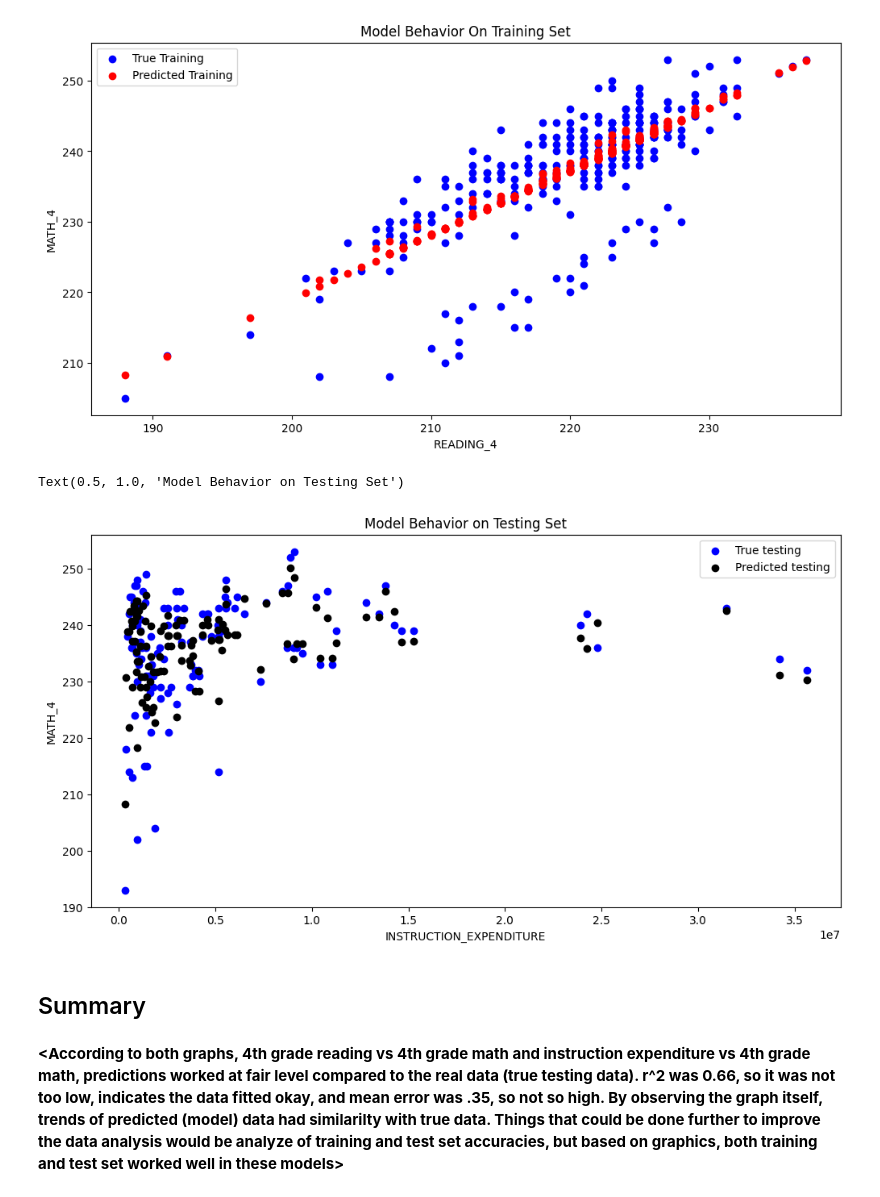
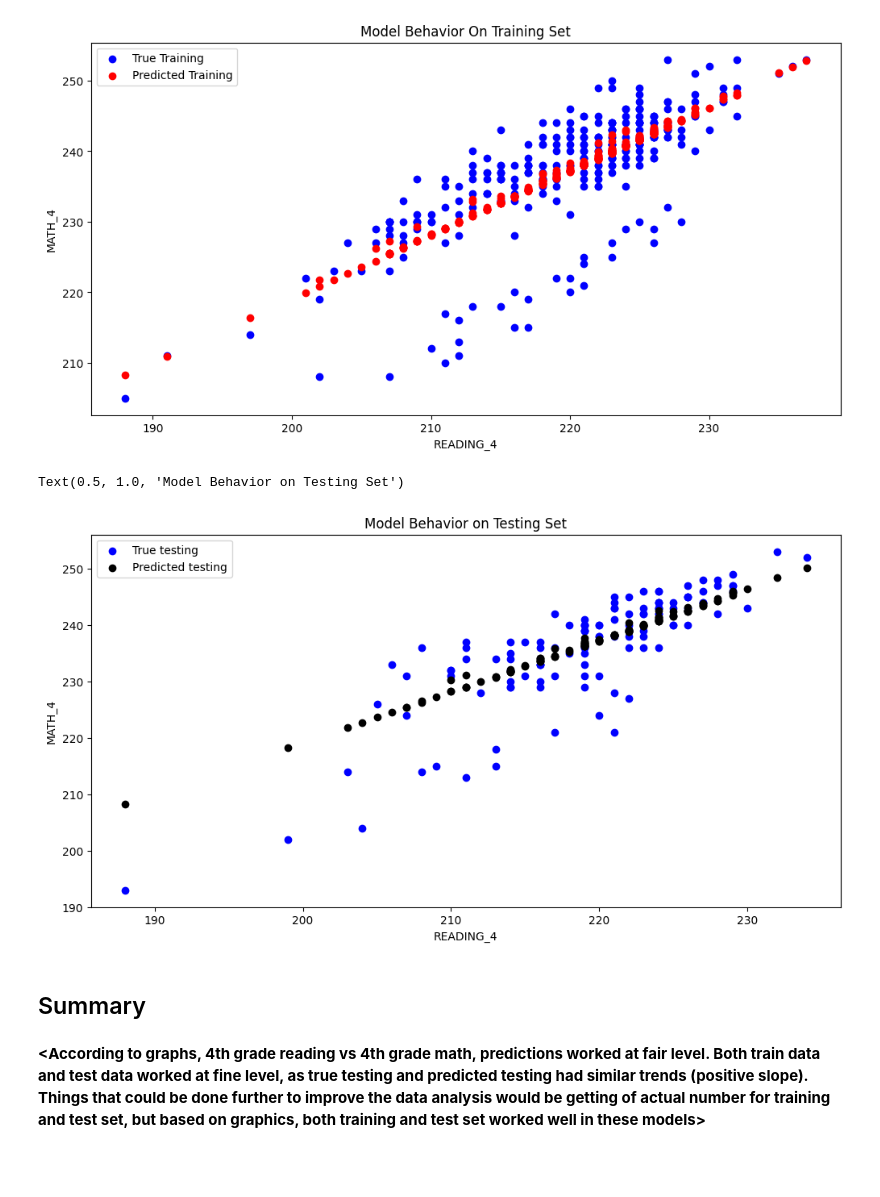
Before and after one commit to kwakmw10/Minwoo-Git-Tutorial, a Jupyter notebook: tutorial1/checkpoint1.ipynb, the cells around one changed output. Cells and saved outputs as stored; diff of their text form; code cells hidden in the pictures; blank space fills up the shorter version.

```diff
--- a/tutorial1/checkpoint1.ipynb
+++ b/tutorial1/checkpoint1.ipynb
@@ -261,20 +261,20 @@ plt.title("Model Behavior On Training Set")
 Text(0.5, 1.0, 'Model Behavior On Training Set')
 [figure]
 # %%
-col_name = 'INSTRUCTION_EXPENDITURE'
+col_name = 'READING_4'
 
 f = plt.figure(figsize=(12,6))
 plt.scatter(X_test[col_name], y_test, color = "blue")
 plt.scatter(X_test[col_name], model.predict(X_test), color = "black")
 
 plt.legend(['True testing','Predicted testing'])
 plt.xlabel(col_name)
 plt.ylabel('MATH_4')
 plt.title("Model Behavior on Testing Set")
 # %% [output]
 Text(0.5, 1.0, 'Model Behavior on Testing Set')
-[figure, old version]
+[figure, new version]
 # %% [markdown]
 <h2> Summary </h2>
 # %% [markdown]
-**<According to both graphs, 4th grade reading vs 4th grade math and instruction expenditure vs 4th grade math, predictions worked at fair level compared to the real data (true testing data). r^2 was 0.66, so it was not too low, indicates the data fitted okay, and mean error was .35, so not so high. By observing the graph itself, trends of predicted (model) data had similarilty with true data. Things that could be done further to improve the data analysis would be analyze of training and test set accuracies, but based on graphics, both training and test set worked well in these models\>**
+**<According to graphs, 4th grade reading vs 4th grade math, predictions worked at fair level. Both train data and test data worked at fine level, as true testing and predicted testing had similar trends (positive slope). Things that could be done further to improve the data analysis would be getting of actual number for training and test set, but based on graphics, both training and test set worked well in these models\>**
```
Also changed, not shown: parts of 2 cells of this notebook.
